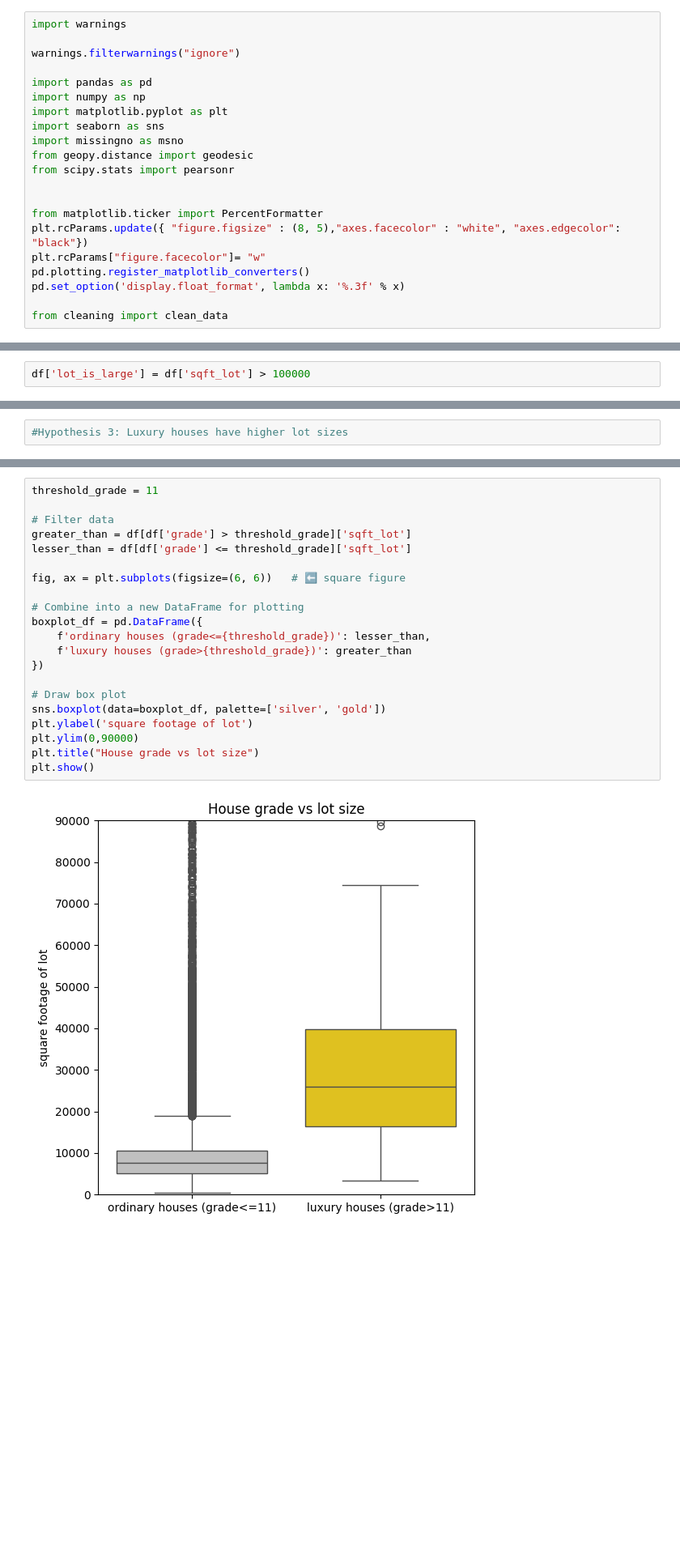
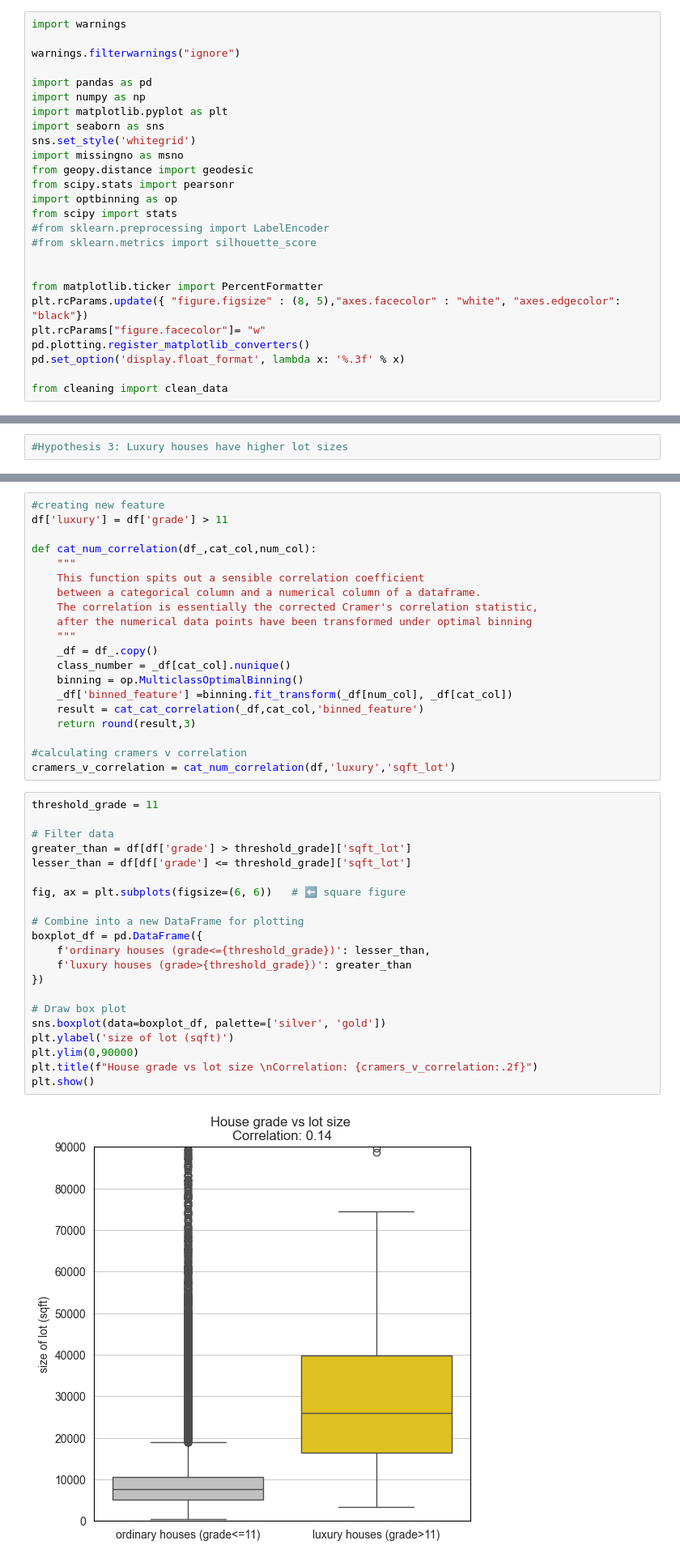
Before and after one commit to sarathisisme/eda_project, a Jupyter notebook: EDA.ipynb, the cells around one changed output, grey strips where cells are left out. Shown at 81% size. Saved outputs shown, nothing was run; the diff lists cells and outputs as text; blank space fills up the shorter version.

```diff
--- a/EDA.ipynb
+++ b/EDA.ipynb
@@ -11,9 +11,14 @@ import pandas as pd
 import numpy as np
 import matplotlib.pyplot as plt
 import seaborn as sns
+sns.set_style('whitegrid')
 import missingno as msno
 from geopy.distance import geodesic
 from scipy.stats import pearsonr
+import optbinning as op
+from scipy import stats
+#from sklearn.preprocessing import LabelEncoder
+#from sklearn.metrics import silhouette_score
 
 
 from matplotlib.ticker import PercentFormatter
@@ -195,8 +200,6 @@ else:
     print("There is no linear correlation between sqft_lot and sqft_lot15")
 # %% [output]
 There is a linear correlation between sqft_lot and sqft_lot15
-# %%
-df['lot_is_large'] = df['sqft_lot'] > 100000
 # %%
 threshold = 20000
 
@@ -295,26 +313,46 @@ plt.show()
+# %%
+#creating new feature
+df['luxury'] = df['grade'] > 11
+
+def cat_num_correlation(df_,cat_col,num_col):
+    """
+    This function spits out a sensible correlation coefficient
+    between a categorical column and a numerical column of a dataframe.
+    The correlation is essentially the corrected Cramer's correlation statistic,
+    after the numerical data points have been transformed under optimal binning
+    """
+    _df = df_.copy()
+    class_number = _df[cat_col].nunique()
+    binning = op.MulticlassOptimalBinning()
+    _df['binned_feature'] =binning.fit_transform(_df[num_col], _df[cat_col])
+    result = cat_cat_correlation(_df,cat_col,'binned_feature')
+    return round(result,3)
+
+#calculating cramers v correlation
+cramers_v_correlation = cat_num_correlation(df,'luxury','sqft_lot')
 # %%
 threshold_grade = 11
 
 # Filter data
 greater_than = df[df['grade'] > threshold_grade]['sqft_lot']
 lesser_than = df[df['grade'] <= threshold_grade]['sqft_lot']
 
 fig, ax = plt.subplots(figsize=(6, 6))   # ⬅️ square figure
 
 # Combine into a new DataFrame for plotting
 boxplot_df = pd.DataFrame({
     f'ordinary houses (grade<={threshold_grade})': lesser_than,
     f'luxury houses (grade>{threshold_grade})': greater_than
 })
 
 # Draw box plot
 sns.boxplot(data=boxplot_df, palette=['silver', 'gold'])
-plt.ylabel('square footage of lot')
+plt.ylabel('size of lot (sqft)')
 plt.ylim(0,90000)
-plt.title("House grade vs lot size")
+plt.title(f"House grade vs lot size \nCorrelation: {cramers_v_correlation:.2f}")
 plt.show()
 # %% [output]
-[figure, old version]
+[figure, new version]
 # %%
 # Example data
 categories = ['ordinary houses', 'luxury houses']
```
Also changed, not shown: parts of 10 cells of this notebook, 1 other file.
